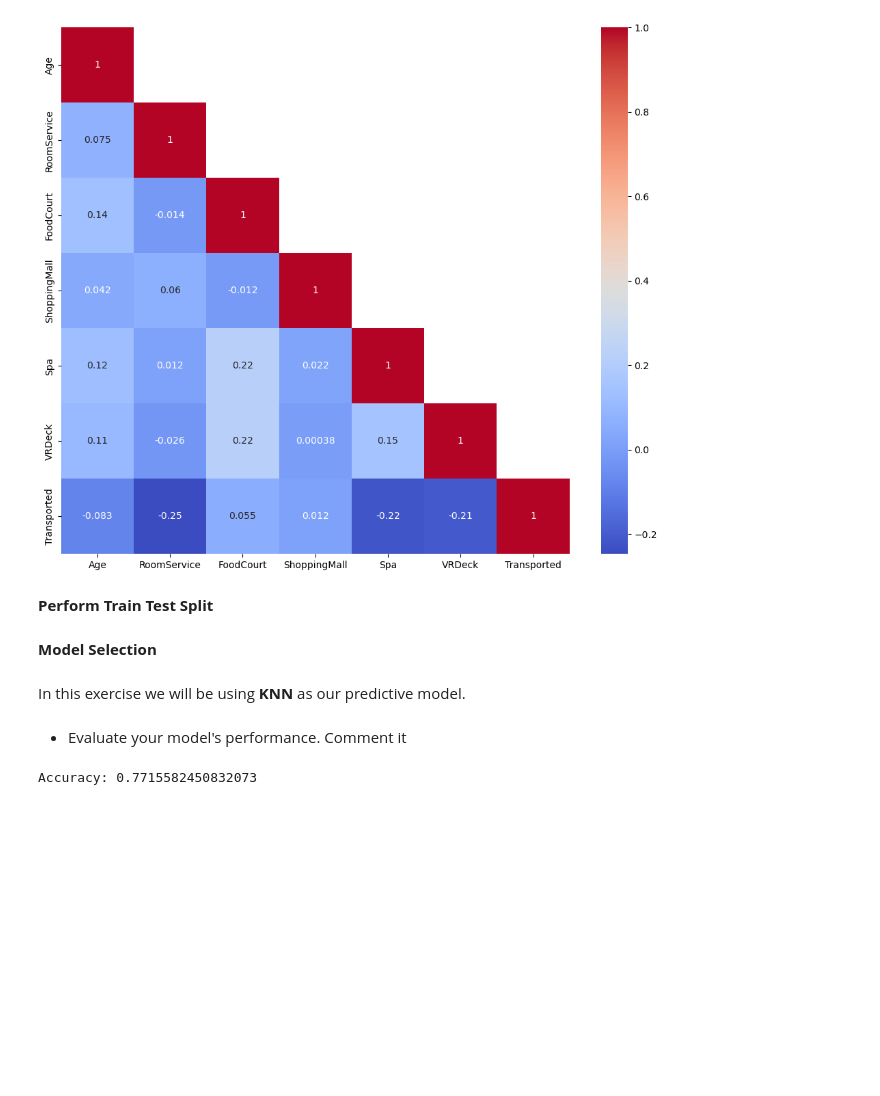
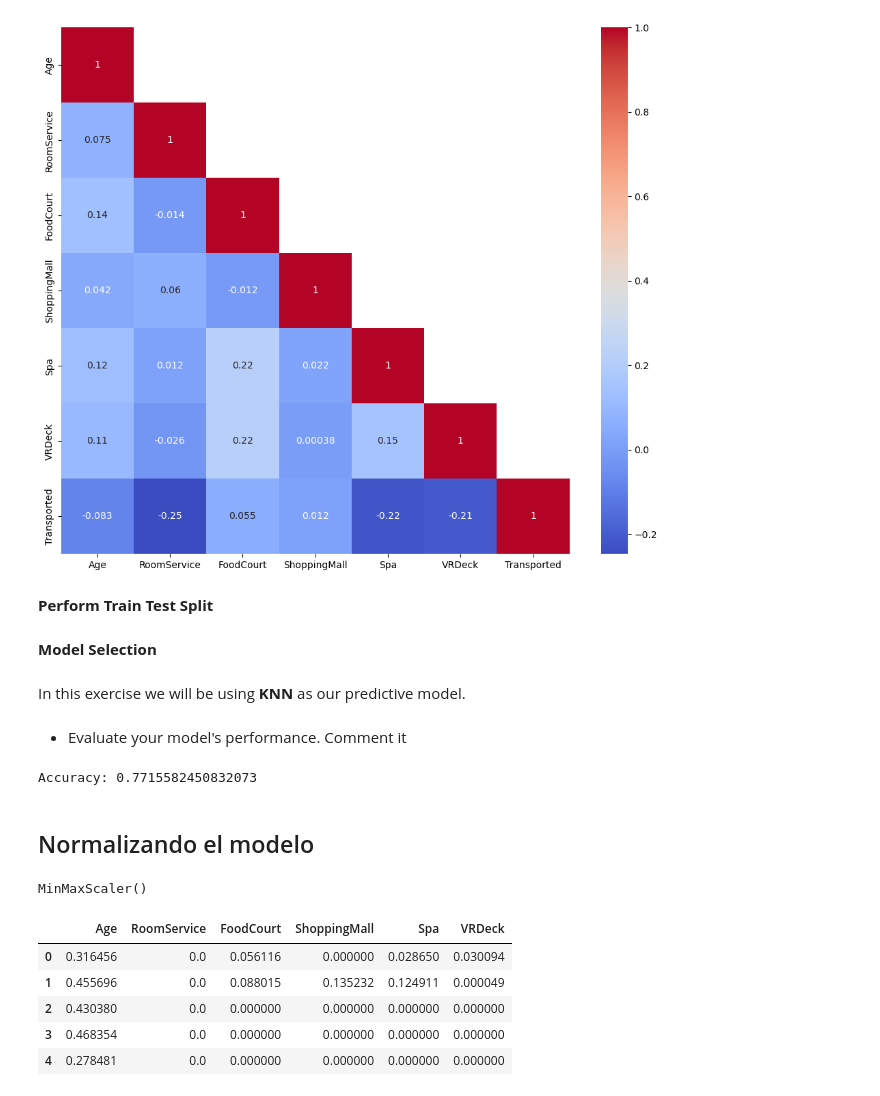
Before and after one commit to jesuserro/lab-feature-engineering, a Jupyter notebook: lab-feature_eng.ipynb, the cells around one changed output. Cells and saved outputs as stored; diff of their text form; code cells hidden in the pictures; blank space fills up the shorter version.

```diff
--- a/lab-feature_eng.ipynb
+++ b/lab-feature_eng.ipynb
@@ -265,3 +265,25 @@ accuracy_score = accuracy_score(y_test, y_pred)
 print(f'Accuracy: {accuracy_score}')
 # %% [output]
 Accuracy: 0.7715582450832073
+# %% [markdown]
+## Normalizando el modelo
+# %%
+# Normalize the data
+from sklearn.preprocessing import MinMaxScaler
+normalizer = MinMaxScaler()
+normalizer.fit(X_train)
+# %% [output]
+MinMaxScaler()
+# %%
+X_train_norm = normalizer.transform(X_train)
+X_test_norm = normalizer.transform(X_test)
+# %%
+X_train_norm = pd.DataFrame(X_train_norm, columns = X_train.columns)
+X_train_norm.head()
+# %% [output]
+|  | Age | RoomService | FoodCourt | ShoppingMall | Spa | VRDeck |
+| 0 | 0.316456 | 0.0 | 0.056116 | 0.000000 | 0.028650 | 0.030094 |
+| 1 | 0.455696 | 0.0 | 0.088015 | 0.135232 | 0.124911 | 0.000049 |
+| 2 | 0.430380 | 0.0 | 0.000000 | 0.000000 | 0.000000 | 0.000000 |
+| 3 | 0.468354 | 0.0 | 0.000000 | 0.000000 | 0.000000 | 0.000000 |
+| 4 | 0.278481 | 0.0 | 0.000000 | 0.000000 | 0.000000 | 0.000000 |
```
Also changed, not shown: parts of 3 cells of this notebook.
